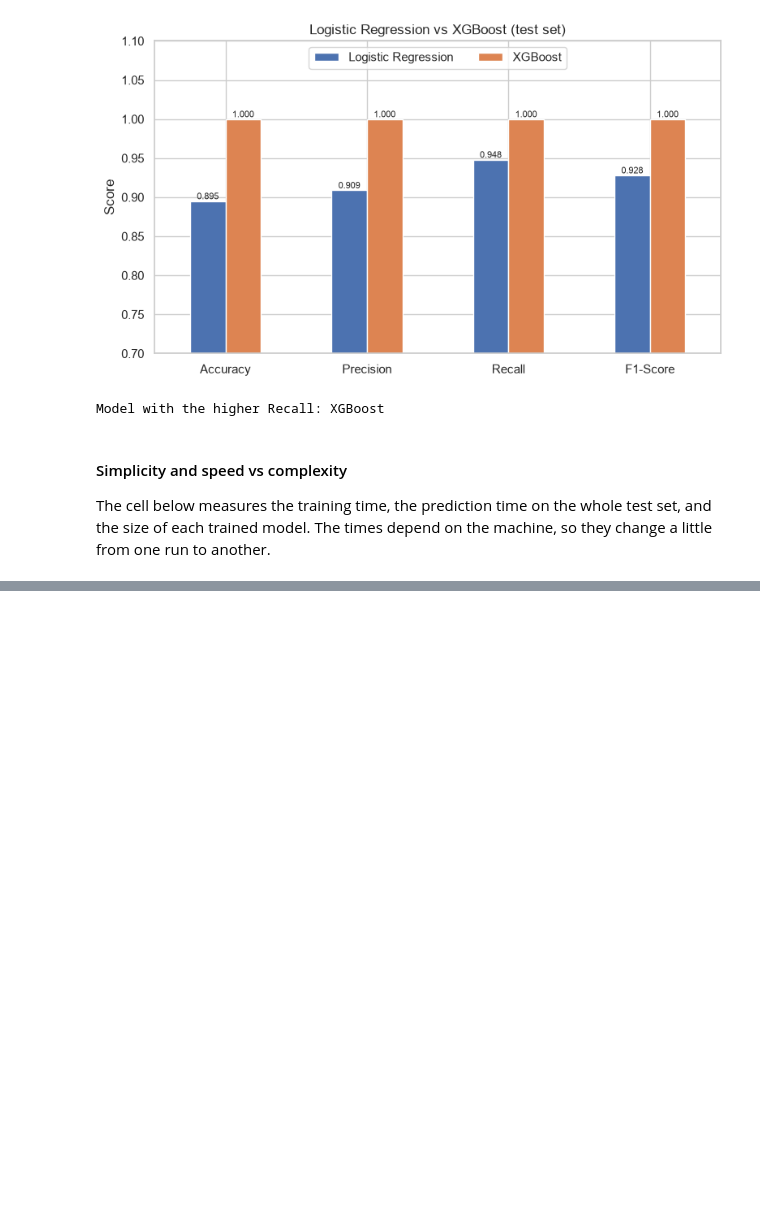
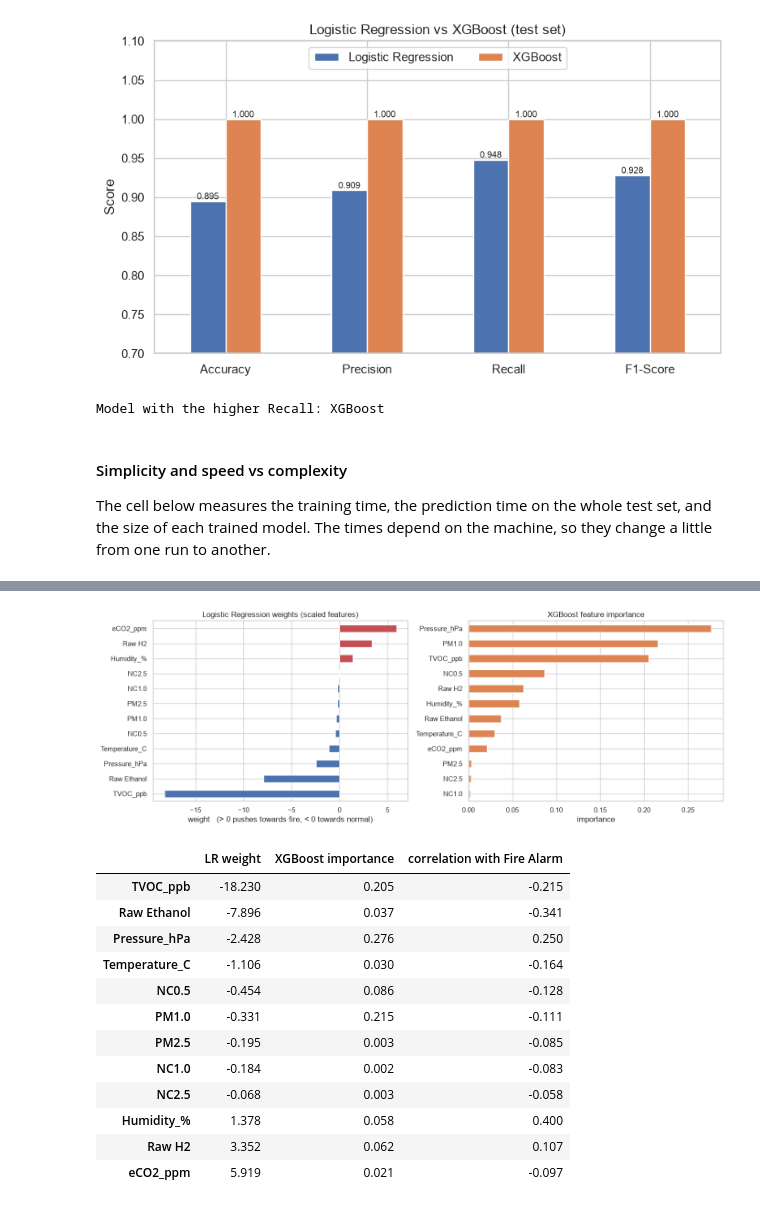
Before and after one commit to Damim-03/AIoT-2025, a Jupyter notebook: TP1/Fire_Alarm_Detection.ipynb, the cells around one changed output, grey strips where cells are left out. Saved outputs shown, nothing was run; the diff lists cells and outputs as text; code cells hidden in the pictures; blank space fills up the shorter version.

```diff
--- a/TP1/Fire_Alarm_Detection.ipynb
+++ b/TP1/Fire_Alarm_Detection.ipynb
@@ -455,0 +467,35 @@ A tree can learn thresholds and combinations of sensors. Logistic Regression can
+# %%
+# Logistic Regression: one weight per scaled sensor. XGBoost: importance of each sensor in the trees
+coefs = pd.Series(log_reg.coef_[0], index=X.columns).sort_values()
+importance = pd.Series(xgb.feature_importances_, index=X.columns).sort_values()
+
+fig, axes = plt.subplots(1, 2, figsize=(14, 5))
+coefs.plot(kind="barh", ax=axes[0], color=np.where(coefs > 0, "#C44E52", "#4C72B0"))
+axes[0].set_title("Logistic Regression weights (scaled features)")
+axes[0].set_xlabel("weight   (> 0 pushes towards fire, < 0 towards normal)")
+importance.plot(kind="barh", ax=axes[1], color="#DD8452")
+axes[1].set_title("XGBoost feature importance")
+axes[1].set_xlabel("importance")
+plt.tight_layout()
+plt.show()
+
+pd.DataFrame({
+    "LR weight": coefs,
+    "XGBoost importance": importance,
+    "correlation with Fire Alarm": X.corrwith(y),
+}).sort_values("LR weight").round(3)
+# %% [output]
+[figure, added]
+|  | LR weight | XGBoost importance | correlation with Fire Alarm |
+| TVOC_ppb | -18.230 | 0.205 | -0.215 |
+| Raw Ethanol | -7.896 | 0.037 | -0.341 |
+| Pressure_hPa | -2.428 | 0.276 | 0.250 |
+| Temperature_C | -1.106 | 0.030 | -0.164 |
+| NC0.5 | -0.454 | 0.086 | -0.128 |
+| PM1.0 | -0.331 | 0.215 | -0.111 |
+| PM2.5 | -0.195 | 0.003 | -0.085 |
+| NC1.0 | -0.184 | 0.002 | -0.083 |
+| NC2.5 | -0.068 | 0.003 | -0.058 |
+| Humidity_% | 1.378 | 0.058 | 0.400 |
+| Raw H2 | 3.352 | 0.062 | 0.107 |
+| eCO2_ppm | 5.919 | 0.021 | -0.097 |
```
Also changed, not shown: parts of 28 cells of this notebook.
